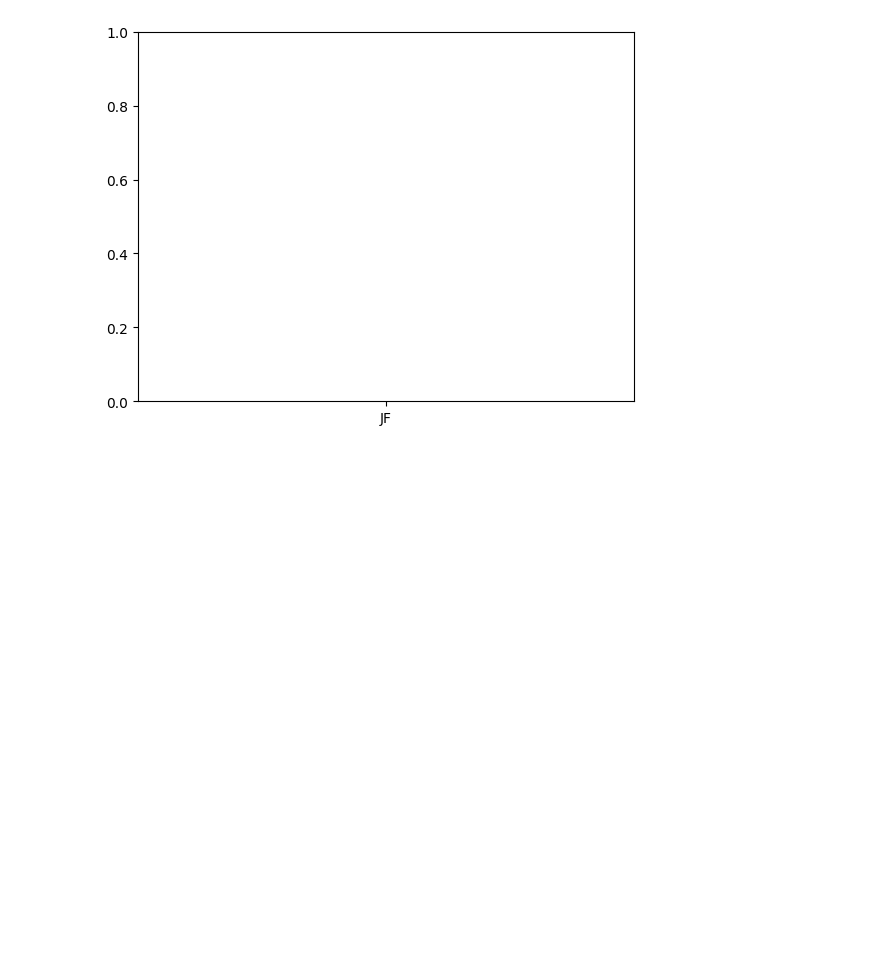
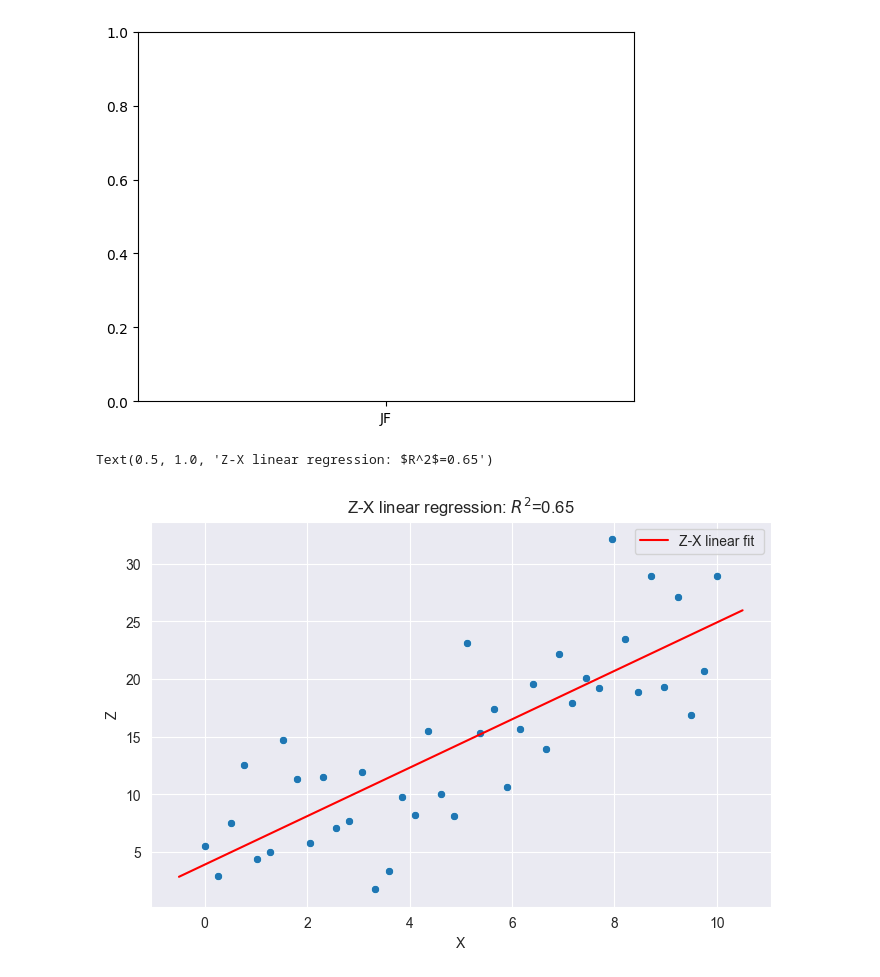
Before and after one commit to ChaPop870/63-527-Data-Analysis-of-Atm-and-Oce-using-Python-Labs, a Jupyter notebook: Lab-Report-2/Lecture 3.ipynb, the cells around one changed output. Saved outputs shown, nothing was run; the diff lists cells and outputs as text; code cells hidden in the pictures; blank space fills up the shorter version.

```diff
--- a/Lab-Report-2/Lecture 3.ipynb
+++ b/Lab-Report-2/Lecture 3.ipynb
@@ -266,3 +266,32 @@ plt.bar(tuple(bin_labels),tsm)
 # %% [output]
 ValueError: shape mismatch: objects cannot be broadcast to a single shape.  Mismatch is between arg 0 with shape (5,) and arg 1 with shape (5, 144).
 [figure]
+# %%
+import matplotlib.pyplot as plt
+import numpy as np
+import scipy.stats as st
+import seaborn as sns
+
+# --- Define synthetic data ---
+# X roughly uniform, Z with linear trend + noise
+np.random.seed(42)
+X = np.linspace(0, 10, 40)
+Z = 2.5 * X + 3 + np.random.normal(scale=5, size=len(X))
+
+# --- Scatter plot ---
+fig, ax = plt.subplots(figsize=(8,5))
+sns.scatterplot(x=X, y=Z, ax=ax)
+
+slope, intercept, r_value, p_value, std_err = st.linregress(X,Z)
+x=np.linspace(np.min(X)-0.5,np.max(X)+0.5,1000)
+z=intercept+slope*x
+ax.plot(x,z,'r-',label='Z-X linear fit ')
+plt.xlabel('X')
+plt.ylabel('Z')
+plt.legend()
+plt.title("Z-X linear regression: $R^2$=%3.2f" %(r_value**2))
+
+plt.show()
+# %% [output]
+Text(0.5, 1.0, 'Z-X linear regression: $R^2$=0.65')
+[figure, added]
```
Also changed, not shown: parts of 3 cells of this notebook, 1 other file.
